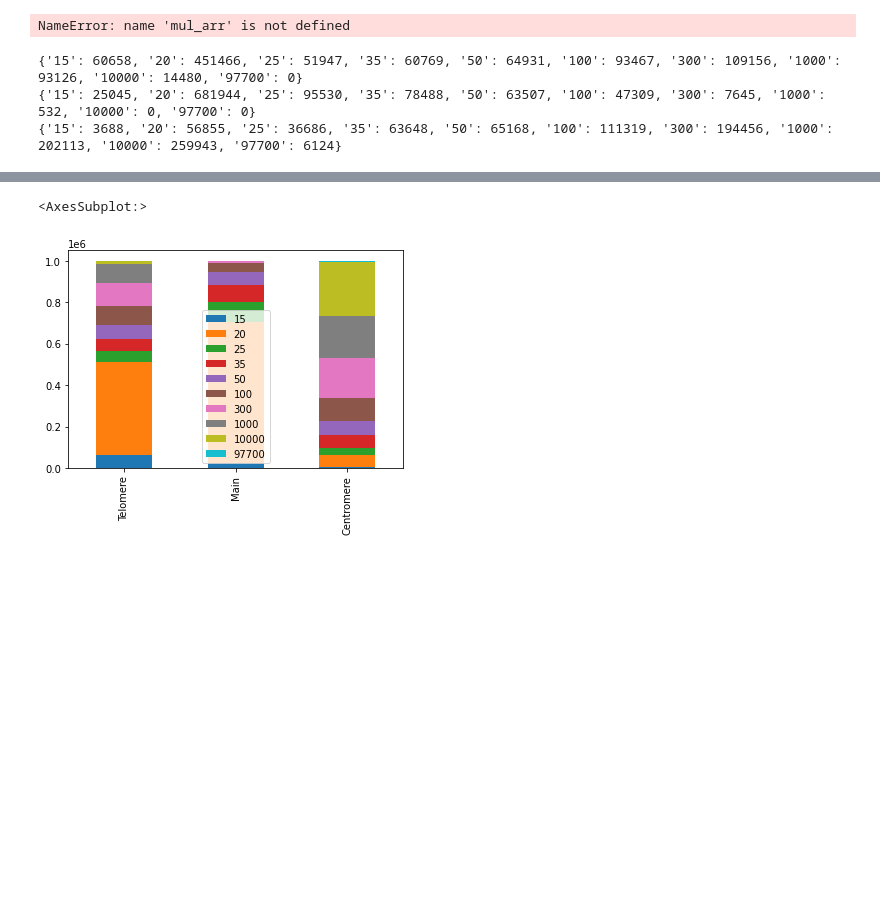
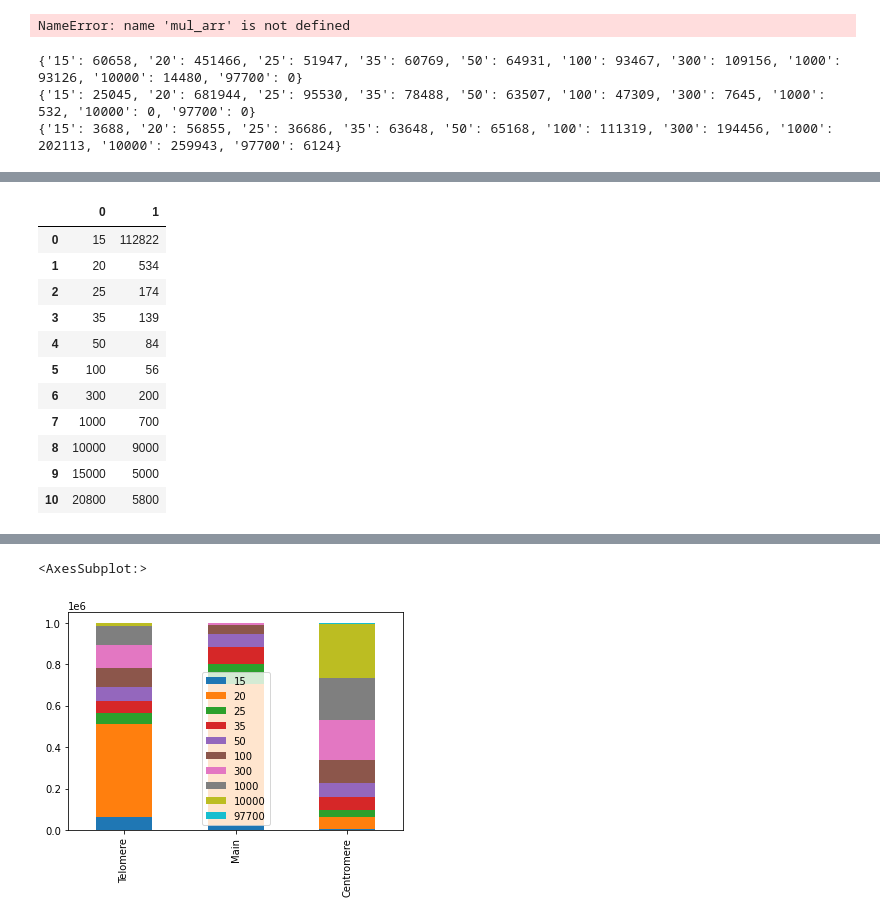
Before and after one commit to nikitin-p/t2t-mappability, a Jupyter notebook: python_notebooks/spectral_plot.ipynb, the cells around one changed output, grey strips where cells are left out. Cells and saved outputs as stored; diff of their text form; code cells hidden in the pictures; blank space fills up the shorter version.

```diff
--- a/python_notebooks/spectral_plot.ipynb
+++ b/python_notebooks/spectral_plot.ipynb
@@ -251,0 +330,54 @@ print(centromere_spec_dict)
+# %%
+## Final function
+def spectral_function(arr):
+    spectral_dict = {'15': 0, '20': 0, '25': 0, '35': 0, '50': 0, '100': 0, '300': 0, '1000': 0, '10000': 0, '15000': 0, '20800': 0}
+    for i in arr:
+        if 'fixedStep' in i:
+            continue
+        if int(i) > 0 and int(i) <= 15:
+            spectral_dict['15'] += 1
+        if int(i) > 15 and int(i) <= 20:
+            spectral_dict['20'] += 1
+        if int(i) > 20 and int(i) <= 25:
+            spectral_dict['25'] += 1
+        if int(i) > 25 and int(i) <= 35:
+            spectral_dict['35'] += 1
+        if int(i) > 35 and int(i) <= 50:
+            spectral_dict['50'] += 1
+        if int(i) > 50 and int(i) <= 100:
+            spectral_dict['100'] += 1
+        if int(i) > 100 and int(i) <= 300:
+            spectral_dict['300'] += 1
+        if int(i) > 300 and int(i) <= 1000:
+            spectral_dict['1000'] += 1
+        if int(i) > 1000 and int(i) <= 10000:
+            spectral_dict['10000'] += 1
+        if int(i) > 10000 and int(i) <= 15000:
+            spectral_dict['15000'] += 1
+        if int(i) > 15000 and int(i) <= 20800:
+            spectral_dict['20800'] += 1
+    return spectral_dict
+
+#name_of_region = str(sys.argv[1]).split(".")[0]
+path = "/Users/pavel/Desktop/PROJECTS/hooman/orzyza_sativa_chloroplast.fa.mul.wig"
+
+test_mul = pd.read_csv(path, sep='\t', encoding='utf-8', engine='python')
+test_mul_arr = test_mul[str(test_mul.columns[0])]
+
+test_spec_mul_dict = spectral_function(test_mul_arr)
+spectral_mul_for_save = pd.DataFrame(test_spec_mul_dict.items())
+spectral_mul_for_save.to_csv('orzyza_sativa_chloroplast' + '_mul_spectral_plot.tsv', sep="\t")
+spectral_mul_for_save
+# %% [output]
+|  | 0 | 1 |
+| 0 | 15 | 112822 |
+| 1 | 20 | 534 |
+| 2 | 25 | 174 |
+| 3 | 35 | 139 |
+| 4 | 50 | 84 |
+| 5 | 100 | 56 |
+| 6 | 300 | 200 |
+| 7 | 1000 | 700 |
+| 8 | 10000 | 9000 |
+| 9 | 15000 | 5000 |
+| 10 | 20800 | 5800 |
```
Also changed, not shown: parts of 4 cells of this notebook, 6 other files.
